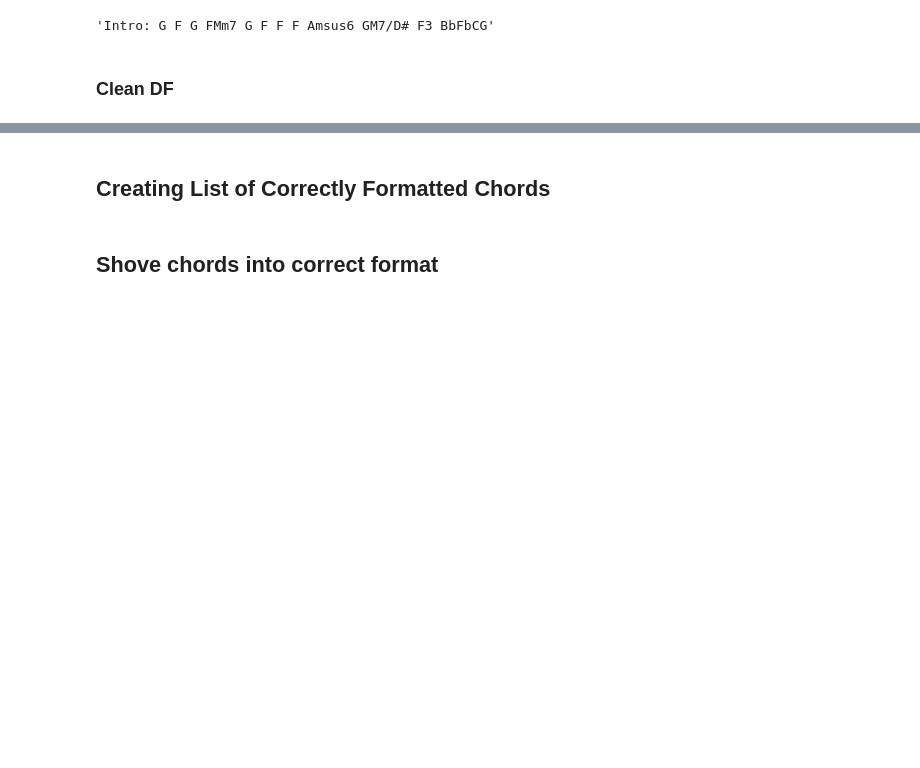
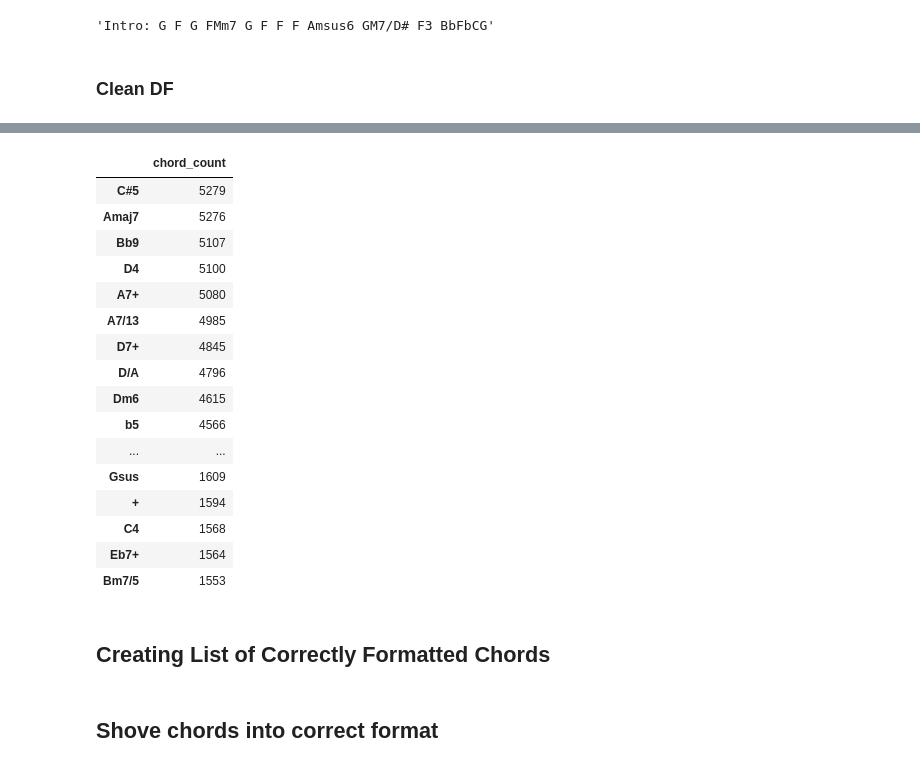
Before and after one commit to emilycardwell/final-project-cleaning, a Jupyter notebook: notebooks/new_cleaning.ipynb, the cells around one changed output, grey strips where cells are left out. Cells and saved outputs as stored; diff of their text form; code cells hidden in the pictures; blank space fills up the shorter version.

```diff
--- a/notebooks/new_cleaning.ipynb
+++ b/notebooks/new_cleaning.ipynb
@@ -297,3 +287,23 @@ the total amount of unique "chords" is:  19193
+# %%
+cleaned_cc_df[100:200]
+# %% [output]
+|  | chord_count |
+| C#5 | 5279 |
+| Amaj7 | 5276 |
+| Bb9 | 5107 |
+| D4 | 5100 |
+| A7+ | 5080 |
+| A7/13 | 4985 |
+| D7+ | 4845 |
+| D/A | 4796 |
+| Dm6 | 4615 |
+| b5 | 4566 |
+| ... | ... |
+| Gsus | 1609 |
+| + | 1594 |
+| C4 | 1568 |
+| Eb7+ | 1564 |
+| Bm7/5 | 1553 |
 # %%
 letters = list(string.ascii_uppercase)[:7]
 non_chord_filter = [chord for chord in sorted_cc_df.index if chord[0] in letters]
```
Also changed, not shown: parts of 2 cells of this notebook.
